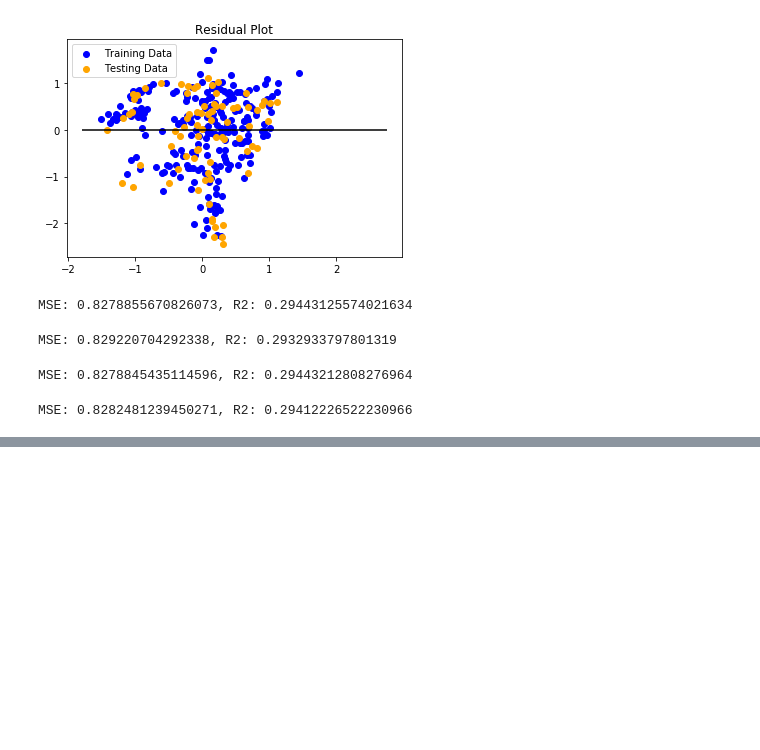
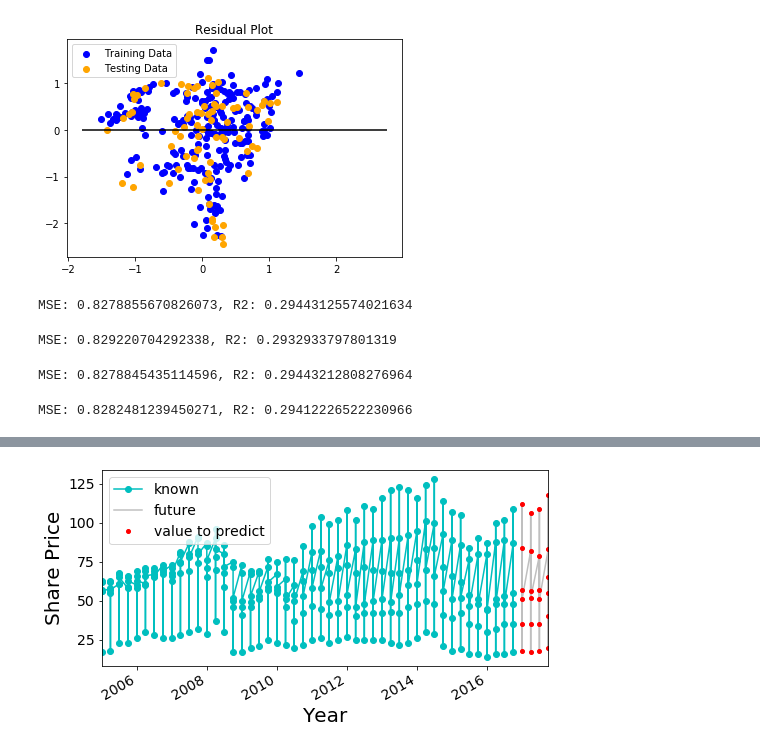
Before and after one commit to kgremillion/Energy_ML, a Jupyter notebook: Code/P3_DropExp.ipynb, the cells around one changed output, grey strips where cells are left out. Saved outputs shown, nothing was run; the diff lists cells and outputs as text; code cells hidden in the pictures; blank space fills up the shorter version.

```diff
--- a/Code/P3_DropExp.ipynb
+++ b/Code/P3_DropExp.ipynb
@@ -431,0 +317,15 @@ Your Turn!
+# %%
+known = y.loc['2005-01-01':'2016-12-31']
+unknown = y.loc['2017-01-01':'2017-12-31']
+to_predict = y.loc['2017-01-01':'2017-12-31']
+
+fig, ax = plt.subplots();
+known.plot(ax=ax, c='c', marker='o', zorder=2);
+unknown.plot(ax=ax, c='grey', alpha=0.5);
+to_predict.plot(ax=ax, c='r', marker='o', markersize=4,
+                linestyle='');
+
+ax.legend(['known', 'future', 'value to predict']);
+ax.set_ylabel('Share Price');
+# %% [output]
+[figure, added]
```
Also changed, not shown: parts of 55 cells of this notebook, 4 other files.
